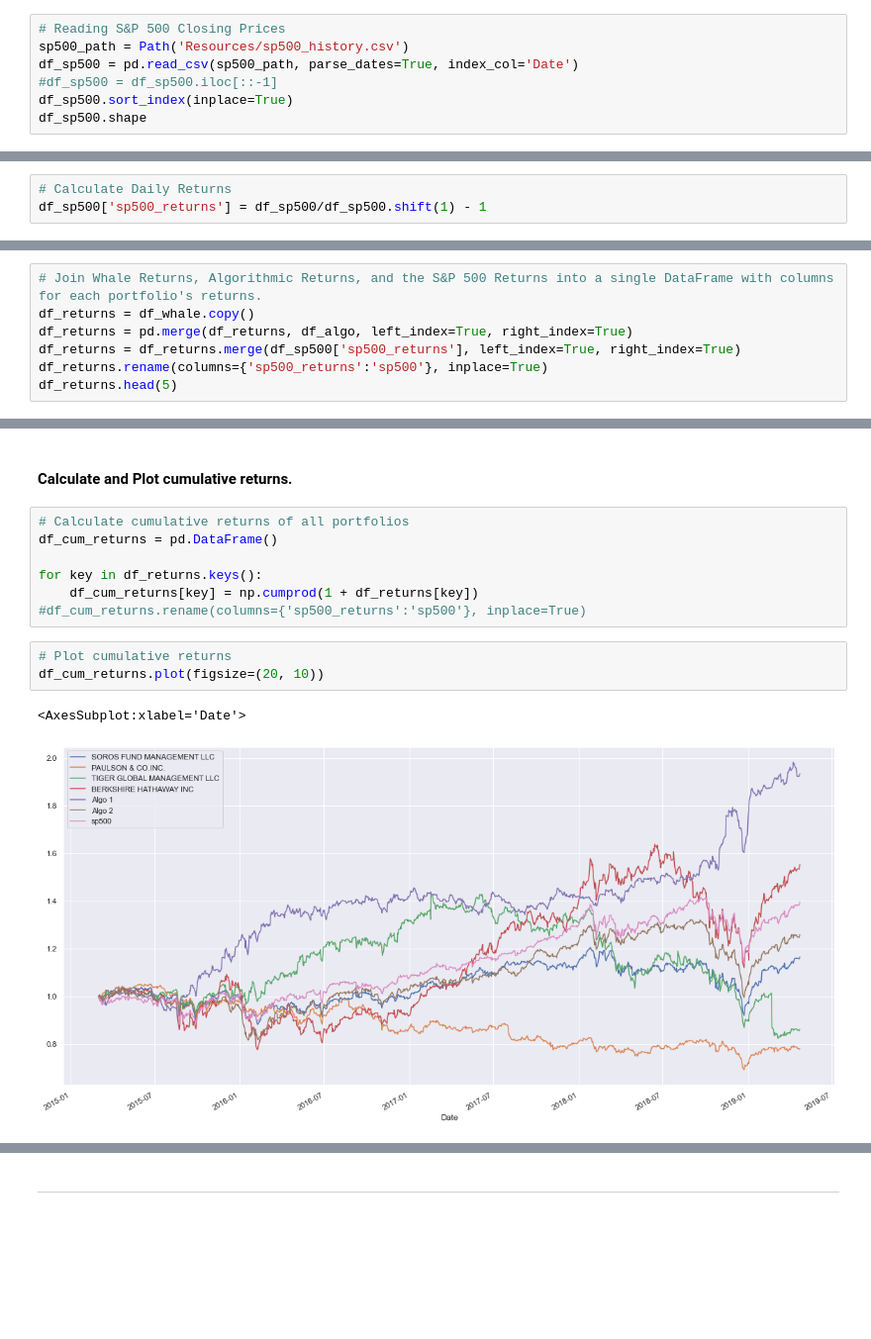
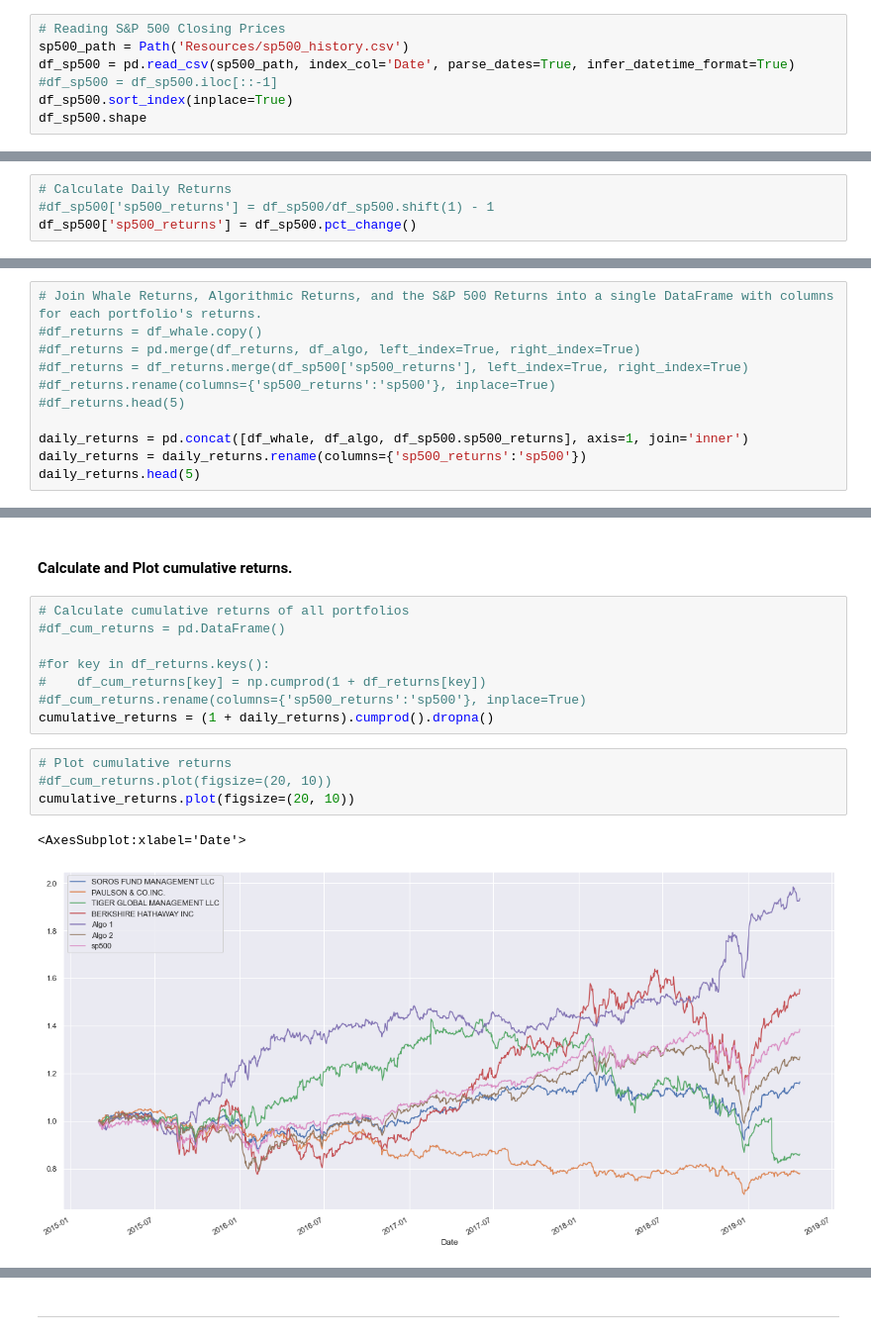
Before and after one commit to senalba/python-homework, a Jupyter notebook: 04-Pandas/whale_analysis.ipynb, the cells around one changed output, grey strips where cells are left out. Shown at 99% size. Drawn from its saved outputs; the diff is of its cells as text; blank space fills up the shorter version.

```diff
--- a/04-Pandas/whale_analysis.ipynb
+++ b/04-Pandas/whale_analysis.ipynb
@@ -102,7 +79,7 @@ Read the S&P 500 historic closing prices and create a new daily returns DataFram
 # %%
 # Reading S&P 500 Closing Prices
 sp500_path = Path('Resources/sp500_history.csv')
-df_sp500 = pd.read_csv(sp500_path, parse_dates=True, index_col='Date')
+df_sp500 = pd.read_csv(sp500_path, index_col='Date', parse_dates=True, infer_datetime_format=True)
 #df_sp500 = df_sp500.iloc[::-1]
 df_sp500.sort_index(inplace=True)
 df_sp500.shape
@@ -132,7 +109,8 @@ Close    float64
 dtype: object
 # %%
 # Calculate Daily Returns
-df_sp500['sp500_returns'] = df_sp500/df_sp500.shift(1) - 1
+#df_sp500['sp500_returns'] = df_sp500/df_sp500.shift(1) - 1
+df_sp500['sp500_returns'] = df_sp500.pct_change()
 # %%
 # Drop nulls
 df_sp500.dropna(axis=0, inplace=True)
@@ -152,11 +130,15 @@ df_sp500.head()
 ## Combine Whale, Algorithmic, and S&P 500 Returns
 # %%
 # Join Whale Returns, Algorithmic Returns, and the S&P 500 Returns into a single DataFrame with columns for each portfolio's returns.
-df_returns = df_whale.copy()
-df_returns = pd.merge(df_returns, df_algo, left_index=True, right_index=True)
-df_returns = df_returns.merge(df_sp500['sp500_returns'], left_index=True, right_index=True)
-df_returns.rename(columns={'sp500_returns':'sp500'}, inplace=True)
-df_returns.head(5)
+#df_returns = df_whale.copy()
+#df_returns = pd.merge(df_returns, df_algo, left_index=True, right_index=True)
+#df_returns = df_returns.merge(df_sp500['sp500_returns'], left_index=True, right_index=True)
+#df_returns.rename(columns={'sp500_returns':'sp500'}, inplace=True)
+#df_returns.head(5)
+
+daily_returns = pd.concat([df_whale, df_algo, df_sp500.sp500_returns], axis=1, join='inner')
+daily_returns = daily_returns.rename(columns={'sp500_returns':'sp500'})
+daily_returns.head(5)
 # %% [output]
 |  | SOROS FUND MANAGEMENT LLC | PAULSON & CO.INC. | TIGER GLOBAL MANAGEMENT LLC | BERKSHIRE HATHAWAY INC | Algo 1 | Algo 2 | ... |
 | Date |  |  |  |  |  |  | ... |
@@ -185,15 +167,17 @@ df_returns.plot(figsize=(20, 10))
 #### Calculate and Plot cumulative returns.
 # %%
 # Calculate cumulative returns of all portfolios
-df_cum_returns = pd.DataFrame()
+#df_cum_returns = pd.DataFrame()
 
-for key in df_returns.keys():
-    df_cum_returns[key] = np.cumprod(1 + df_returns[key])
+#for key in df_returns.keys():
+#    df_cum_returns[key] = np.cumprod(1 + df_returns[key])
 #df_cum_returns.rename(columns={'sp500_returns':'sp500'}, inplace=True)
+cumulative_returns = (1 + daily_returns).cumprod().dropna()
 # %%
 # Plot cumulative returns
-df_cum_returns.plot(figsize=(20, 10))
+#df_cum_returns.plot(figsize=(20, 10))
+cumulative_returns.plot(figsize=(20, 10))
 # %% [output]
 <AxesSubplot:xlabel='Date'>
-[figure, old version]
+[figure, new version]
 # %%
```
Also changed, not shown: parts of 32 cells of this notebook, 7 other files.
